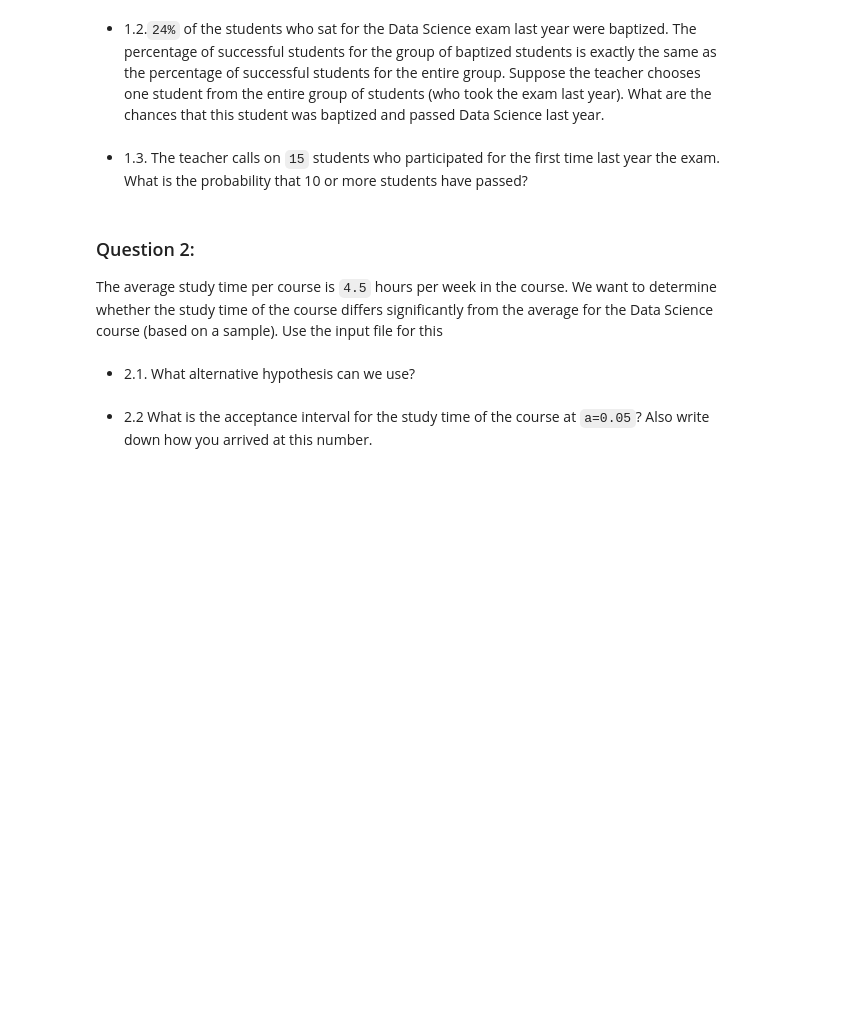
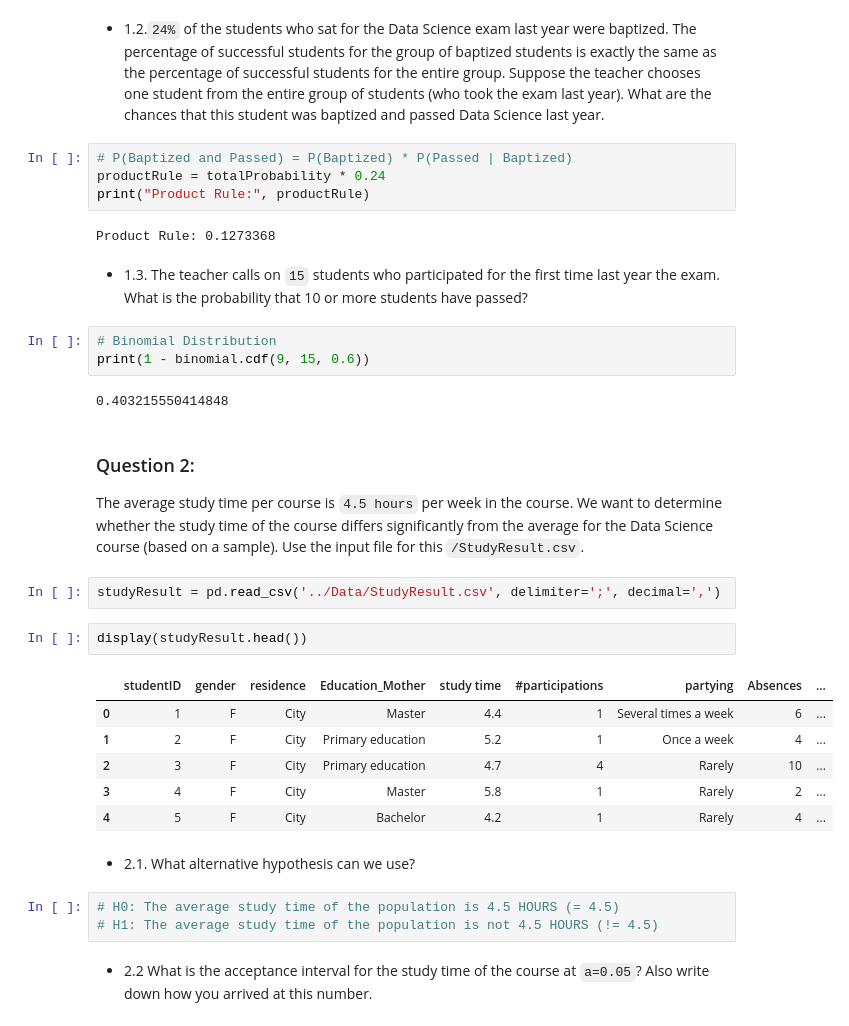
Before and after one commit to EliasDeHondt/DataScience2, a Jupyter notebook: W18P3/Exercises Repetition.ipynb, the cells around one changed output. Cells and saved outputs as stored; diff of their text form; blank space fills up the shorter version.

```diff
--- a/W18P3/Exercises Repetition.ipynb
+++ b/W18P3/Exercises Repetition.ipynb
@@ -17,11 +40,36 @@ The following probabilities are known from a dataset from the previous year. 79%
 # %% [markdown]
 - 1.2.`24%` of the students who sat for the Data Science exam last year were baptized. The percentage of successful students for the group of baptized students is exactly the same as the percentage of successful students for the entire group. Suppose the teacher chooses one student from the entire group of students (who took the exam last year). What are the chances that this student was baptized and passed Data Science last year.
+# %%
+# P(Baptized and Passed) = P(Baptized) * P(Passed | Baptized)
+productRule = totalProbability * 0.24
+print("Product Rule:", productRule)
+# %% [output]
+Product Rule: 0.1273368
 # %% [markdown]
 - 1.3. The teacher calls on `15` students who participated for the first time last year the exam. What is the probability that 10 or more students have passed?
+# %%
+# Binomial Distribution
+print(1 - binomial.cdf(9, 15, 0.6))
+# %% [output]
+0.403215550414848
 # %% [markdown]
 ### Question 2:
-The average study time per course is `4.5` hours per week in the course. We want to determine whether the study time of the course differs significantly from the average for the Data Science course (based on a sample). Use the input file for this
+The average study time per course is `4.5 hours` per week in the course. We want to determine whether the study time of the course differs significantly from the average for the Data Science course (based on a sample). Use the input file for this `/StudyResult.csv`.
+# %%
+studyResult = pd.read_csv('../Data/StudyResult.csv', delimiter=';', decimal=',')
+# %%
+display(studyResult.head())
+# %% [output]
+|  | studentID | gender | residence | Education_Mother | study time | #participations | partying | Absences | ... |
+| 0 | 1 | F | City | Master | 4.4 | 1 | Several times a week | 6 | ... |
+| 1 | 2 | F | City | Primary education | 5.2 | 1 | Once a week | 4 | ... |
+| 2 | 3 | F | City | Primary education | 4.7 | 4 | Rarely | 10 | ... |
+| 3 | 4 | F | City | Master | 5.8 | 1 | Rarely | 2 | ... |
+| 4 | 5 | F | City | Bachelor | 4.2 | 1 | Rarely | 4 | ... |
 # %% [markdown]
 - 2.1. What alternative hypothesis can we use?
+# %%
+# H0: The average study time of the population is 4.5 HOURS (= 4.5)
+# H1: The average study time of the population is not 4.5 HOURS (!= 4.5)
 # %% [markdown]
 - 2.2 What is the acceptance interval for the study time of the course at `a=0.05`? Also write down how you arrived at this number.
```
Also changed, not shown: parts of 30 cells of this notebook, 1 other file.
